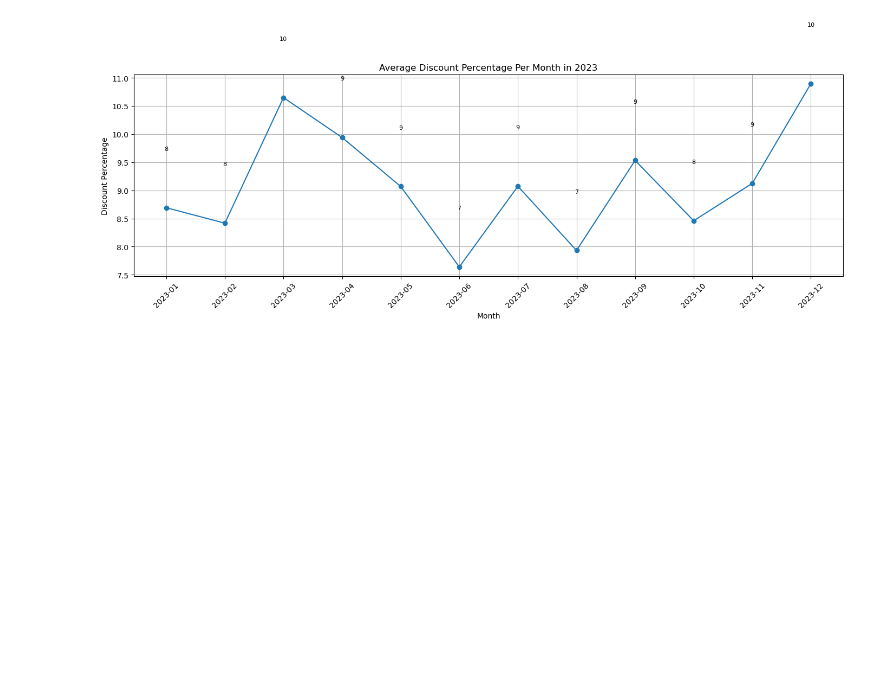
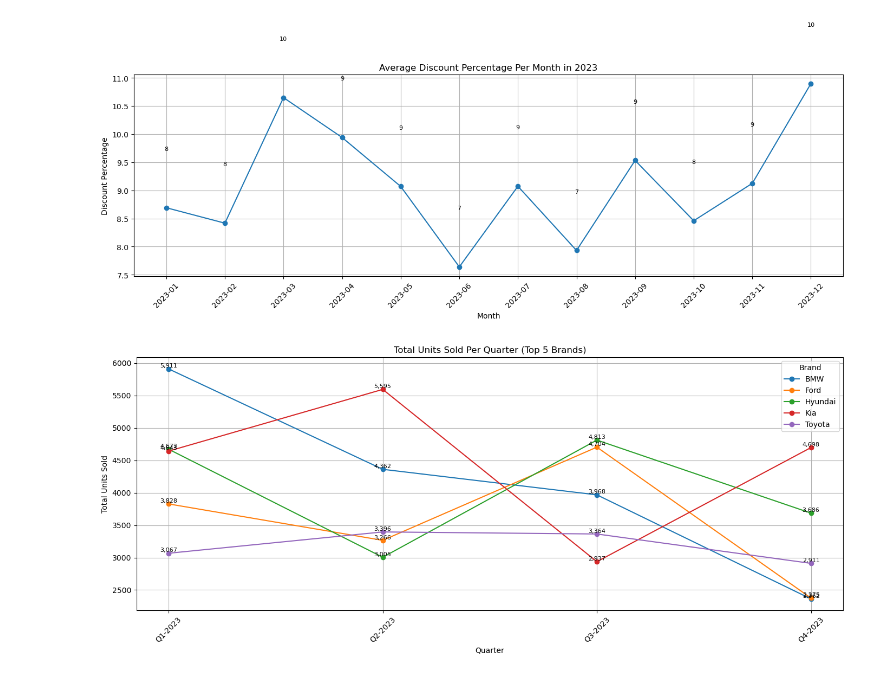
Before and after one commit to FlazeFy2/DS-Electric-Vehicle-EV-Sales-and-Adoption, a Jupyter notebook: exploratory data analysis-line.ipynb, the cells around one changed output. Saved outputs shown, nothing was run; the diff lists cells and outputs as text; code cells hidden in the pictures; blank space fills up the shorter version.

Commit message:
[DS] Exploratory Data Analysis (EDA) - Line Chart Total Units Sold Per Quarter (Top 5 Brands)

```diff
--- a/exploratory data analysis-line.ipynb
+++ b/exploratory data analysis-line.ipynb
@@ -94,3 +94,59 @@ plt.tight_layout()
 plt.show()
 # %% [output]
 [figure]
+# %%
+import pandas as pd
+import statistics
+import numpy as np
+import matplotlib.pyplot as plt
+import squarify
+
+# Declaration
+# Exploratory Data Analysis (EDA) - Line Chart Total Units Sold Per Quarter (Top 5 Brands)
+data = pd.read_csv("train.csv")
+
+# Convert Date column
+data['Date'] = pd.to_datetime(data['Date'], errors='coerce')
+
+# Extract Quarter-Year
+data['Quarter'] = 'Q' + data['Date'].dt.quarter.astype(str) + '-' + data['Date'].dt.year.astype(str)
+
+# Convert to numeric
+data['Units_Sold'] = pd.to_numeric(data['Units_Sold'], errors='coerce')
+
+# Remove NaN
+data = data.dropna(subset=['Units_Sold'])
+
+# Find Top 5 Brands by Total Units Sold
+top5_brand = data.groupby('Brand')['Units_Sold'].sum().nlargest(5).index
+
+# Filter dataset to Top 5 Brands
+data = data[data['Brand'].isin(top5_brand)]
+
+# Group by Brand and Quarter then calculate Total Units Sold
+quarterly_sales = data.groupby(['Brand','Quarter'])['Units_Sold'].sum().reset_index()
+
+# Pivot table for multi-line chart
+pivot_sales = quarterly_sales.pivot(index='Quarter', columns='Brand', values='Units_Sold')
+
+# Sort Quarter order
+pivot_sales = pivot_sales.sort_index()
+
+# Plot Line Chart
+plt.figure(figsize=(14, 6))
+for brand in pivot_sales.columns:
+    plt.plot(pivot_sales.index, pivot_sales[brand], marker='o', label=brand)
+plt.title('Total Units Sold Per Quarter (Top 5 Brands)')
+plt.xlabel('Quarter')
+plt.ylabel('Total Units Sold')
+plt.xticks(rotation=45)
+plt.grid(True)
+# Add Labels
+for brand in pivot_sales.columns:
+    for x, y in zip(pivot_sales.index, pivot_sales[brand]):
+        plt.text(x, y + 1, f"{int(y):,}", ha='center', va='bottom', fontsize=8)
+plt.legend(title="Brand")
+plt.tight_layout()
+plt.show()
+# %% [output]
+[figure, added]
```
